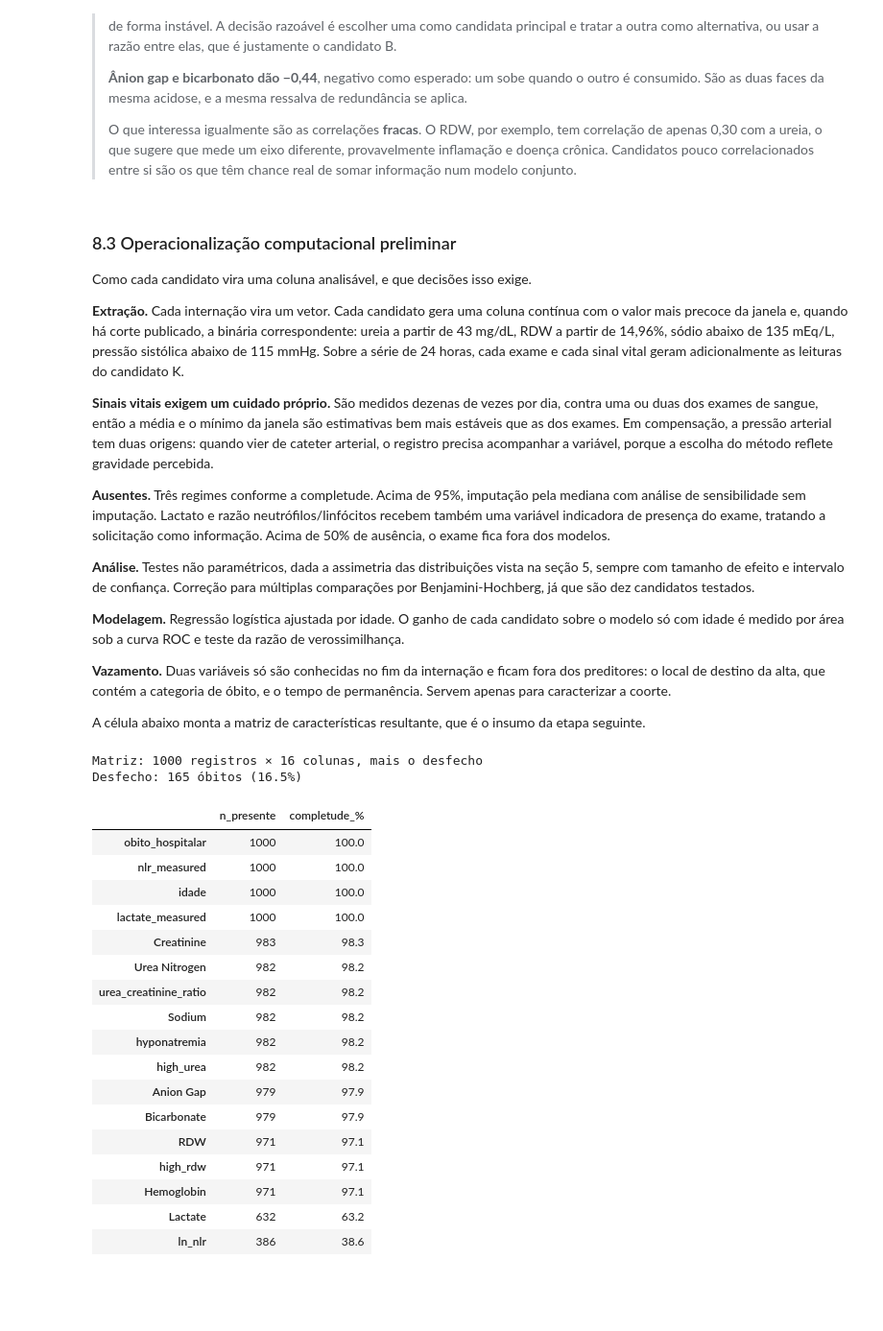
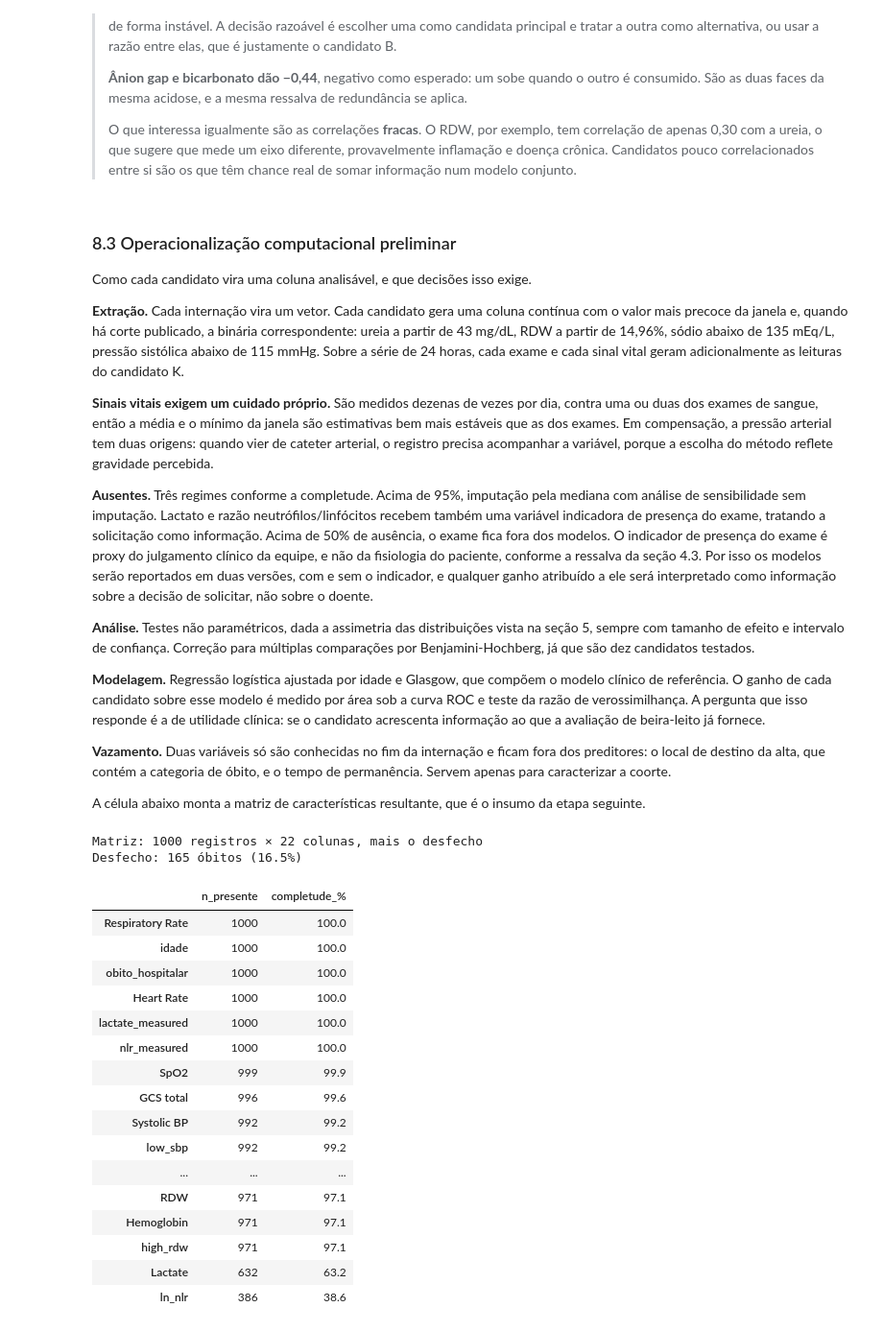
Before and after one commit to arthurlpaz/CardioFusion, a Jupyter notebook: notebooks/01_data_exploration.ipynb, the cells around one changed output. Shown at 96% size. Cells and saved outputs as stored; diff of their text form; code cells hidden in the pictures; blank space fills up the shorter version.

```diff
--- a/notebooks/01_data_exploration.ipynb
+++ b/notebooks/01_data_exploration.ipynb
@@ -1370,11 +1382,11 @@ Como cada candidato vira uma coluna analisável, e que decisões isso exige.
 
 **Sinais vitais exigem um cuidado próprio.** São medidos dezenas de vezes por dia, contra uma ou duas dos exames de sangue, então a média e o mínimo da janela são estimativas bem mais estáveis que as dos exames. Em compensação, a pressão arterial tem duas origens: quando vier de cateter arterial, o registro precisa acompanhar a variável, porque a escolha do método reflete gravidade percebida.
 
-**Ausentes.** Três regimes conforme a completude. Acima de 95%, imputação pela mediana com análise de sensibilidade sem imputação. Lactato e razão neutrófilos/linfócitos recebem também uma variável indicadora de presença do exame, tratando a solicitação como informação. Acima de 50% de ausência, o exame fica fora dos modelos.
+**Ausentes.** Três regimes conforme a completude. Acima de 95%, imputação pela mediana com análise de sensibilidade sem imputação. Lactato e razão neutrófilos/linfócitos recebem também uma variável indicadora de presença do exame, tratando a solicitação como informação. Acima de 50% de ausência, o exame fica fora dos modelos. O indicador de presença do exame é proxy do julgamento clínico da equipe, e não da fisiologia do paciente, conforme a ressalva da seção 4.3. Por isso os modelos serão reportados em duas versões, com e sem o indicador, e qualquer ganho atribuído a ele será interpretado como informação sobre a decisão de solicitar, não sobre o doente.
 
 **Análise.** Testes não paramétricos, dada a assimetria das distribuições vista na seção 5, sempre com tamanho de efeito e intervalo de confiança. Correção para múltiplas comparações por Benjamini-Hochberg, já que são dez candidatos testados.
 
-**Modelagem.** Regressão logística ajustada por idade. O ganho de cada candidato sobre o modelo só com idade é medido por área sob a curva ROC e teste da razão de verossimilhança.
+**Modelagem.** Regressão logística ajustada por idade e Glasgow, que compõem o modelo clínico de referência. O ganho de cada candidato sobre esse modelo é medido por área sob a curva ROC e teste da razão de verossimilhança. A pergunta que isso responde é a de utilidade clínica: se o candidato acrescenta informação ao que a avaliação de beira-leito já fornece.
 
 **Vazamento.** Duas variáveis só são conhecidas no fim da internação e ficam fora dos preditores: o local de destino da alta, que contém a categoria de óbito, e o tempo de permanência. Servem apenas para caracterizar a coorte.
 
@@ -1397,48 +1409,55 @@ X["Lactate"] = labs_wide["Lactate"]
 X["lactate_measured"] = labs_wide["Lactate"].notna().astype(int)
 
 razao_nlr = labs_wide["Neutrophils"] / labs_wide["Lymphocytes"]
 X["ln_nlr"] = np.log(razao_nlr.where(razao_nlr > 0))
 X["nlr_measured"] = razao_nlr.notna().astype(int)
 
 # binárias dos cortes publicados; a ausência precisa ser propagada, porque
 # comparar NaN com um número devolve False e viraria "abaixo do corte"
 for coluna, origem, corte, acima in [
     ("high_urea", "Urea Nitrogen", UREA_CUTOFF, True),
     ("high_rdw", "RDW", RDW_CUTOFF, True),
     ("hyponatremia", "Sodium", SODIUM_CUTOFF, False),
 ]:
     X[coluna] = (X[origem] >= corte if acima else X[origem] < corte).astype("Int64")
     X.loc[X[origem].isna(), coluna] = pd.NA
 
+# sinais vitais e Glasgow: o quadro de candidatos inclui L, M e o modelo de
+# referência, então a matriz precisa carregá-los
+X = X.join(primeiro_vital[["Systolic BP", "Heart Rate", "Respiratory Rate", "SpO2"]])
+X = X.join(primeiro_gcs[["GCS total"]])
+
+X["low_sbp"] = (X["Systolic BP"] < 115).astype("Int64")
+X.loc[X["Systolic BP"].isna(), "low_sbp"] = pd.NA
+
 X["idade"] = cohort.set_index("paciente_id")["idade"]
 X[OUTCOME] = cohort.set_index("paciente_id")[OUTCOME].astype(int)
 
 print(f"Matriz: {X.shape[0]} registros × {X.shape[1] - 1} colunas, mais o desfecho")
 print(f"Desfecho: {int(X[OUTCOME].sum())} óbitos ({X[OUTCOME].mean() * 100:.1f}%)\n")
 pd.DataFrame(
     {
         "n_presente": X.notna().sum(),
         "completude_%": (X.notna().mean() * 100).round(1),
     }
 ).sort_values("completude_%", ascending=False)
 # %% [output]
-Matriz: 1000 registros × 16 colunas, mais o desfecho
+Matriz: 1000 registros × 22 colunas, mais o desfecho
 Desfecho: 165 óbitos (16.5%)
 |  | n_presente | completude_% |
+| Respiratory Rate | 1000 | 100.0 |
+| idade | 1000 | 100.0 |
 | obito_hospitalar | 1000 | 100.0 |
+| Heart Rate | 1000 | 100.0 |
+| lactate_measured | 1000 | 100.0 |
 | nlr_measured | 1000 | 100.0 |
-| idade | 1000 | 100.0 |
-| lactate_measured | 1000 | 100.0 |
-| Creatinine | 983 | 98.3 |
-| Urea Nitrogen | 982 | 98.2 |
-| urea_creatinine_ratio | 982 | 98.2 |
-| Sodium | 982 | 98.2 |
-| hyponatremia | 982 | 98.2 |
-| high_urea | 982 | 98.2 |
-| Anion Gap | 979 | 97.9 |
-| Bicarbonate | 979 | 97.9 |
+| SpO2 | 999 | 99.9 |
+| GCS total | 996 | 99.6 |
+| Systolic BP | 992 | 99.2 |
+| low_sbp | 992 | 99.2 |
+| ... | ... | ... |
 | RDW | 971 | 97.1 |
+| Hemoglobin | 971 | 97.1 |
 | high_rdw | 971 | 97.1 |
-| Hemoglobin | 971 | 97.1 |
 | Lactate | 632 | 63.2 |
 | ln_nlr | 386 | 38.6 |
```
Also changed, not shown: parts of 3 cells of this notebook.
